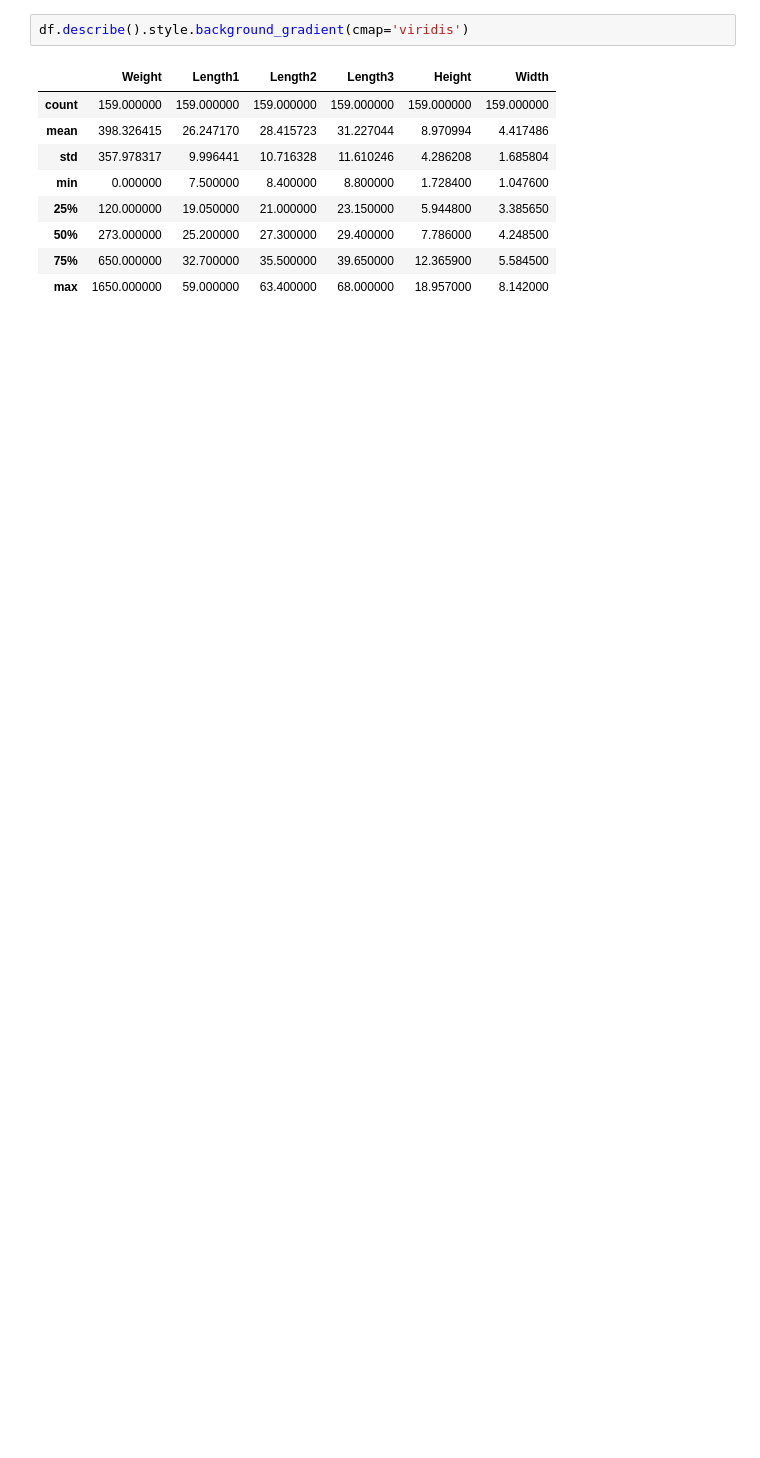
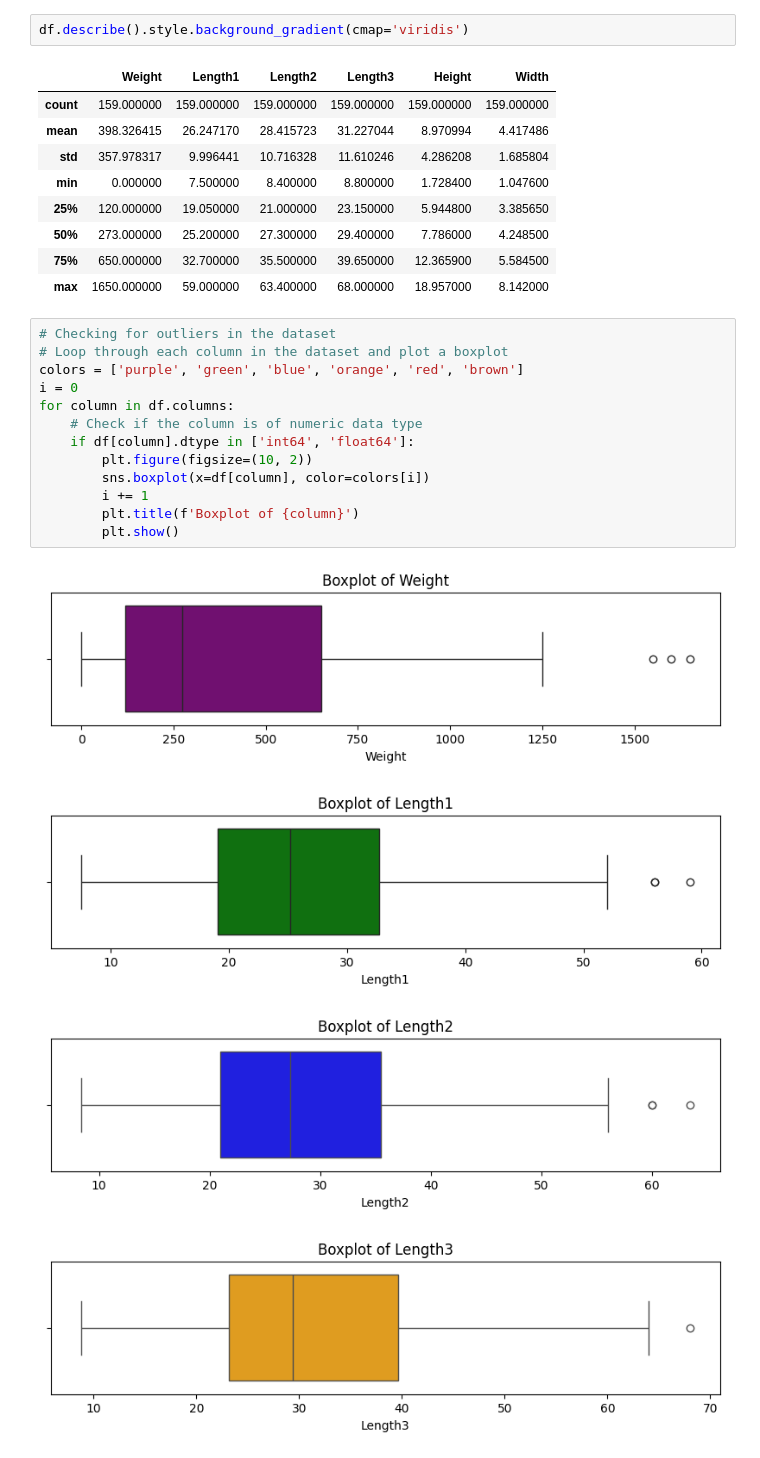
Before and after one commit to joaoalexarruda/fishcatch, a Jupyter notebook: main.ipynb, the cells around one changed output. Drawn from its saved outputs; the diff is of its cells as text; blank space fills up the shorter version.

```diff
--- a/main.ipynb
+++ b/main.ipynb
@@ -85,3 +87,21 @@ df.describe().style.background_gradient(cmap='viridis')
 | 50% | 273.000000 | 25.200000 | 27.300000 | 29.400000 | 7.786000 | 4.248500 |
 | 75% | 650.000000 | 32.700000 | 35.500000 | 39.650000 | 12.365900 | 5.584500 |
 | max | 1650.000000 | 59.000000 | 63.400000 | 68.000000 | 18.957000 | 8.142000 |
+# %%
+# Checking for outliers in the dataset
+# Loop through each column in the dataset and plot a boxplot
+colors = ['purple', 'green', 'blue', 'orange', 'red', 'brown']
+i = 0
+for column in df.columns:
+    # Check if the column is of numeric data type
+    if df[column].dtype in ['int64', 'float64']:
+        plt.figure(figsize=(10, 2))
+        sns.boxplot(x=df[column], color=colors[i])
+        i += 1
+        plt.title(f'Boxplot of {column}')
+        plt.show()
+# %% [output]
+[figure, added]
+[figure, added]
+[figure, added]
+[figure, added]
```
Also changed, not shown: parts of 3 cells of this notebook.
